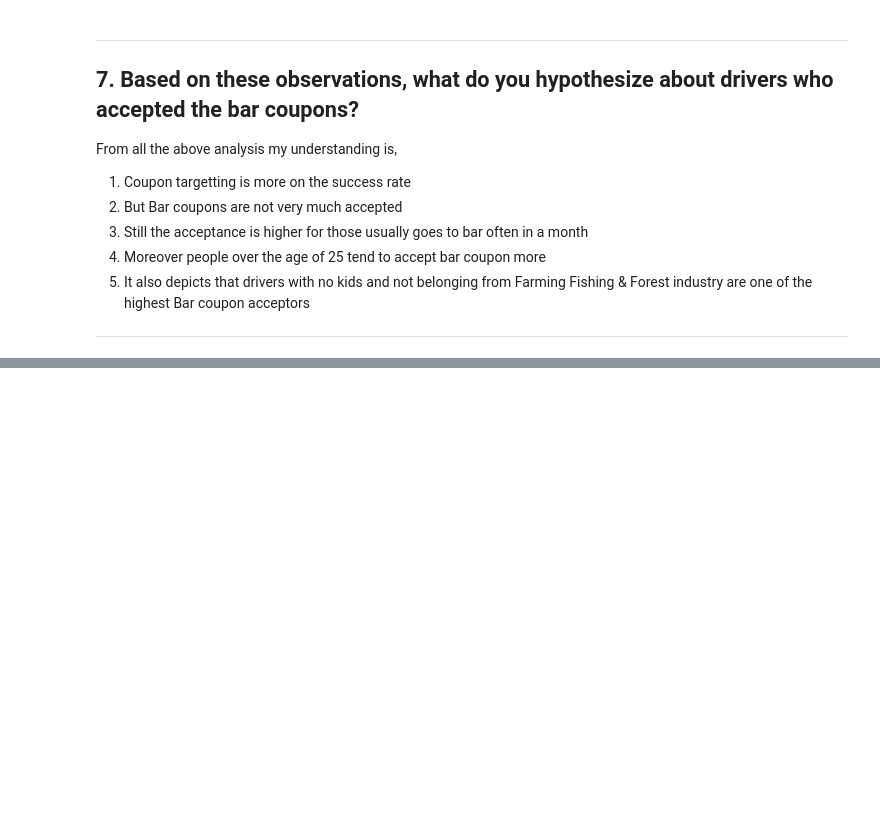
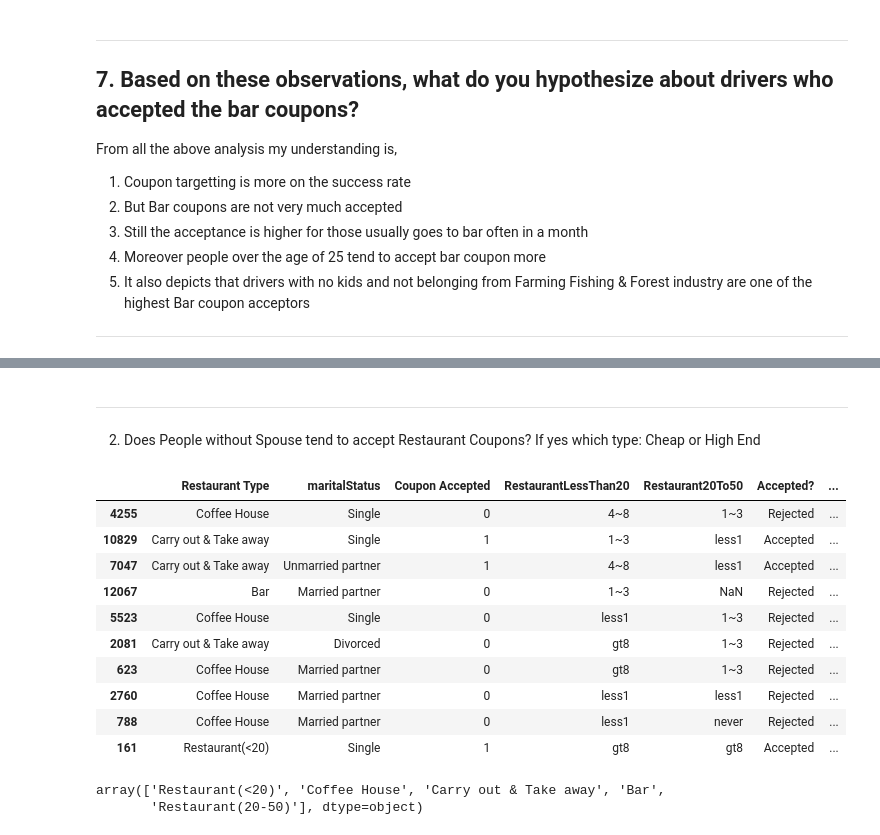
Before and after one commit to mitsuhasasxc/mlai-berkeley-pracapp-coupons, a Jupyter notebook: checkCouponAcceptance.ipynb, the cells around one changed output, grey strips where cells are left out. Cells and saved outputs as stored; diff of their text form; code cells hidden in the pictures; blank space fills up the shorter version.

```diff
--- a/checkCouponAcceptance.ipynb
+++ b/checkCouponAcceptance.ipynb
@@ -841,0 +908,41 @@ From all the above analysis my understanding is,
+# %% [markdown]
+---
+2. Does People without Spouse tend to accept Restaurant Coupons? If yes which type: Cheap or High End
+# %%
+ds_without_spouse_restaurant = data[["coupon","maritalStatus","Y",'RestaurantLessThan20','Restaurant20To50']]
+ds_without_spouse_restaurant = ds_without_spouse_restaurant.rename(columns = {"coupon" : "Restaurant Type",
+                                                           "Y" : "Coupon Accepted"})
+ds_without_spouse_restaurant["Accepted?"] = ds_without_spouse_restaurant["Coupon Accepted"].map(label_map)
+ds_without_spouse_restaurant = ds_without_spouse_restaurant.dropna(subset =['maritalStatus'])
+
+ds_without_spouse_restaurant['WO Spouse Going to Restaurant'] = np.where(
+    (
+        (
+            ds_without_spouse_restaurant['RestaurantLessThan20'].isin(['1~3', '4~8', 'gt8']) |
+            ds_without_spouse_restaurant['Restaurant20To50'].isin(['1~3', '4~8'])
+        )
+        &
+        (ds_without_spouse_restaurant['maritalStatus'] != 'Married partner')
+    ),
+    'TargetAudi',
+    'Outliers'
+)
+
+ds_without_spouse_restaurant.sample(10)
+# %% [output]
+|  | Restaurant Type | maritalStatus | Coupon Accepted | RestaurantLessThan20 | Restaurant20To50 | Accepted? | ... |
+| 4255 | Coffee House | Single | 0 | 4~8 | 1~3 | Rejected | ... |
+| 10829 | Carry out & Take away | Single | 1 | 1~3 | less1 | Accepted | ... |
+| 7047 | Carry out & Take away | Unmarried partner | 1 | 4~8 | less1 | Accepted | ... |
+| 12067 | Bar | Married partner | 0 | 1~3 | NaN | Rejected | ... |
+| 5523 | Coffee House | Single | 0 | less1 | 1~3 | Rejected | ... |
+| 2081 | Carry out & Take away | Divorced | 0 | gt8 | 1~3 | Rejected | ... |
+| 623 | Coffee House | Married partner | 0 | gt8 | 1~3 | Rejected | ... |
+| 2760 | Coffee House | Married partner | 0 | less1 | less1 | Rejected | ... |
+| 788 | Coffee House | Married partner | 0 | less1 | never | Rejected | ... |
+| 161 | Restaurant(<20) | Single | 1 | gt8 | gt8 | Accepted | ... |
+# %%
+ds_without_spouse_restaurant['Restaurant Type'].unique()
+# %% [output]
+array(['Restaurant(<20)', 'Coffee House', 'Carry out & Take away', 'Bar',
+       'Restaurant(20-50)'], dtype=object)
```
Also changed, not shown: parts of 20 cells of this notebook, 3 other files.
